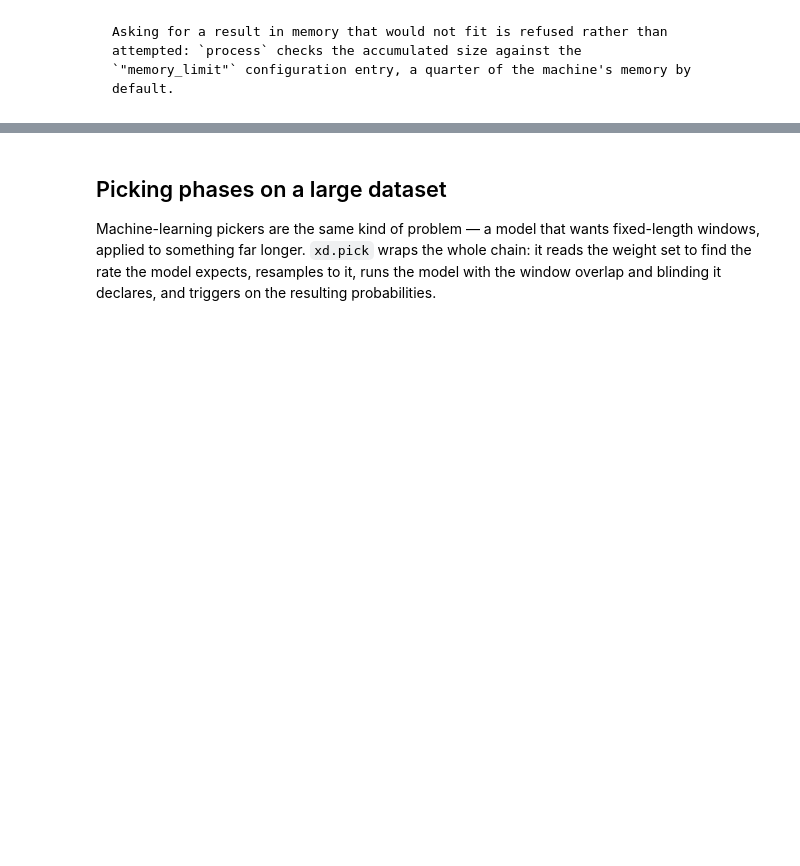
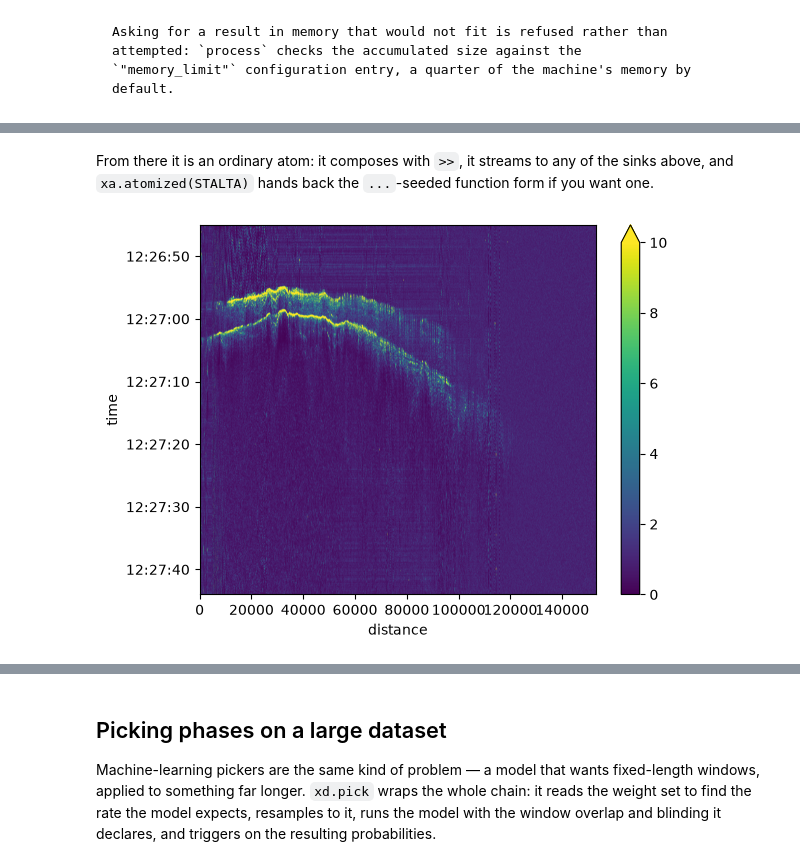
Before and after one commit to xdas-dev/tutorials, a Jupyter notebook: 03_massive_atomic_processing.ipynb, the cells around one changed output, grey strips where cells are left out. Drawn from its saved outputs; the diff is of its cells as text; code cells hidden in the pictures; blank space fills up the shorter version.

```diff
--- a/03_massive_atomic_processing.ipynb
+++ b/03_massive_atomic_processing.ipynb
@@ -373,0 +380,13 @@ the minimum.
+# %% [markdown]
+From there it is an ordinary atom: it composes with `>>`, it streams to any
+of the sinks above, and `xa.atomized(STALTA)` hands back the `...`-seeded
+function form if you want one.
+# %%
+pipeline = xd.filter(
+    ..., (1.0, None), ftype="iir", order=4, dim="time"
+) >> STALTA(0.2, 5.0, dim="time")
+
+cft = pipeline.process(da, chunks={"time": 1000})
+cft.plot(yincrease=False, vmin=0, vmax=10, interpolation="antialiased")
+# %% [output]
+[figure, added]
```
Also changed, not shown: parts of 44 cells of this notebook.
